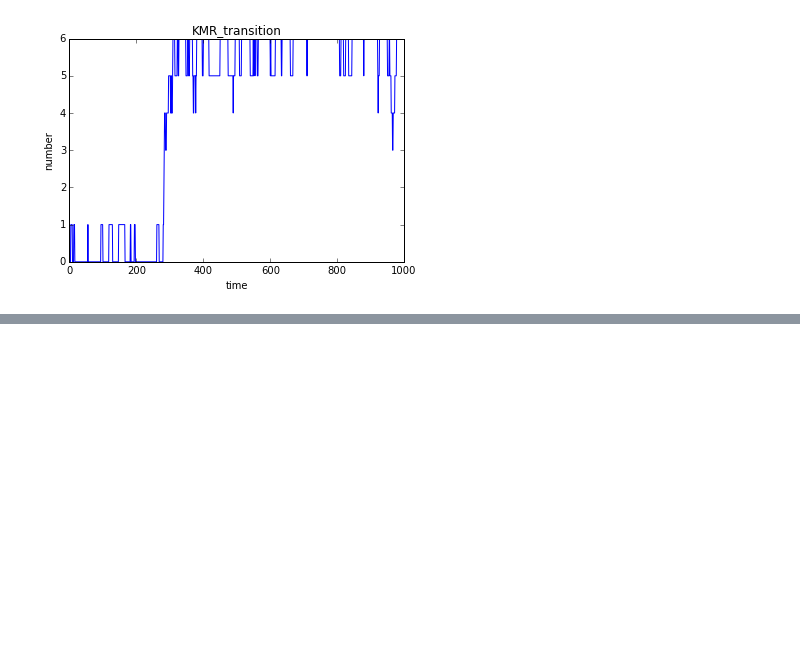
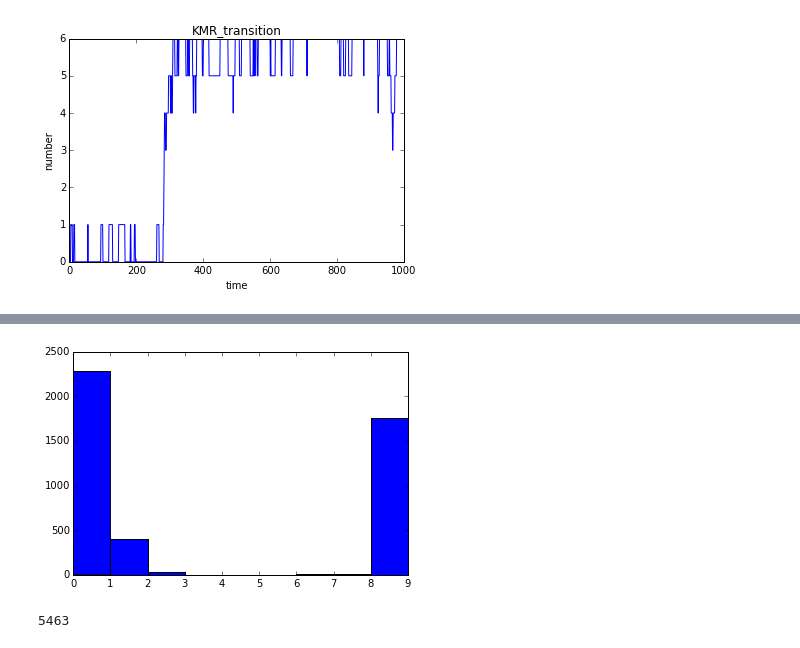
Before and after one commit to keiikegami/KMR, a Jupyter notebook: KMR_class.ipynb, the cells around one changed output, grey strips where cells are left out. Drawn from its saved outputs; the diff is of its cells as text; code cells hidden in the pictures; blank space fills up the shorter version.

```diff
--- a/KMR_class.ipynb
+++ b/KMR_class.ipynb
@@ -474,0 +675,8 @@ z.simulation()
+# %%
+kmr.hist()
+# %% [output]
+[figure, added]
+# %%
+kmr.first_reach()
+# %% [output]
+5463
```
Also changed, not shown: parts of 7 cells of this notebook.
